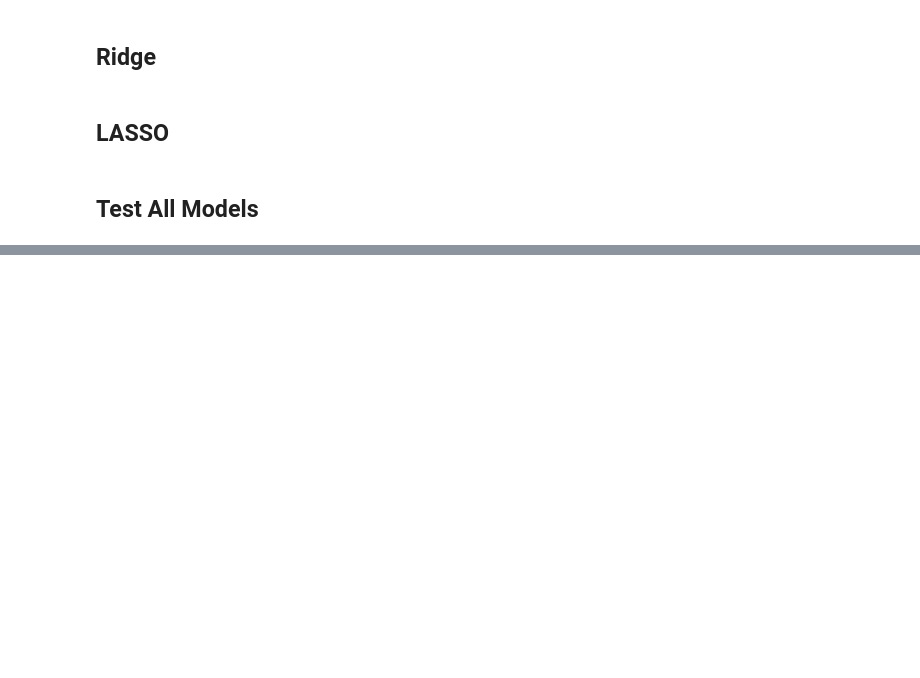
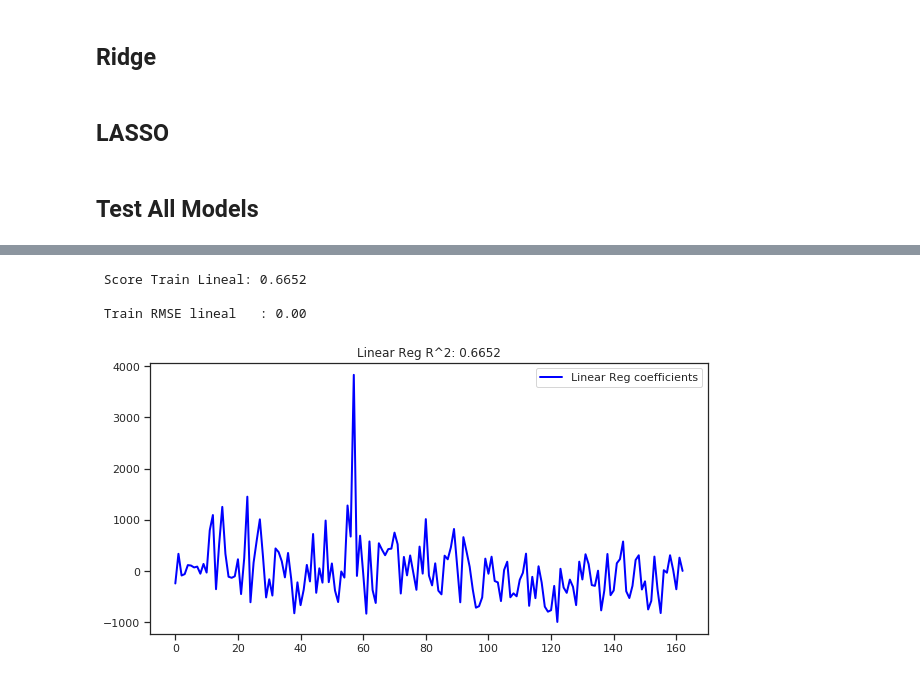
Before and after one commit to rgvillar/properati, a Jupyter notebook: Grupo7_Dummies_y_ML.ipynb, the cells around one changed output, grey strips where cells are left out. Drawn from its saved outputs; the diff is of its cells as text; code cells hidden in the pictures; blank space fills up the shorter version.

```diff
--- a/Grupo7_Dummies_y_ML.ipynb
+++ b/Grupo7_Dummies_y_ML.ipynb
@@ -509,0 +602,15 @@ plot_coef('Elastic Net',enet.coef_,'violet', r2_score_enet)
+# %%
+print(" Score Train Lineal: %.4f\n" % model_ridge.score(X_test, y_test))
+
+# Calculamos el RMSE
+y_pred_tr_lm_a = model_ridge.predict(X_test)
+
+rmse = lambda y_test, y_pred: np.sqrt(mean_squared_error(y_pred, y_test))
+
+print(" Train RMSE lineal   : %.2f \n" % rmse(y_test,y_pred_tr_lm_a))
+plot_coef('Linear Reg',model_ridge.coef_,'blue',  model_ridge.score(X_test, y_test))
+# %% [output]
+ Score Train Lineal: 0.6652
+
+ Train RMSE lineal   : 0.00
+[figure, added]
```
Also changed, not shown: parts of 31 cells of this notebook.
